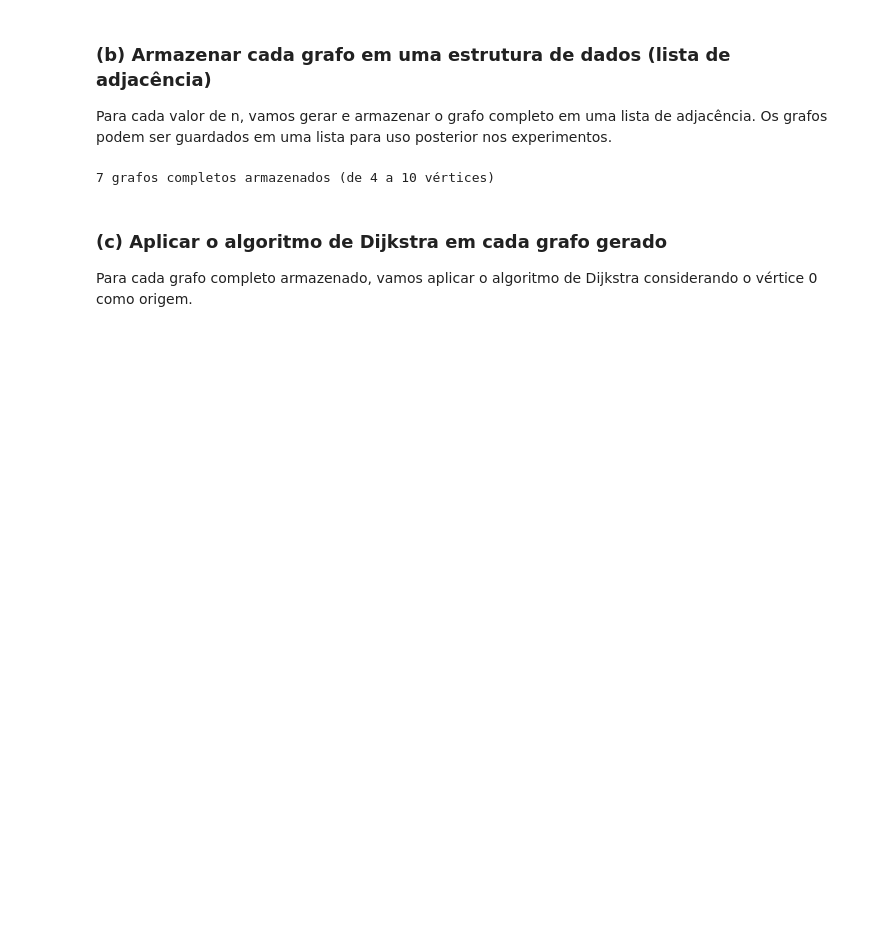
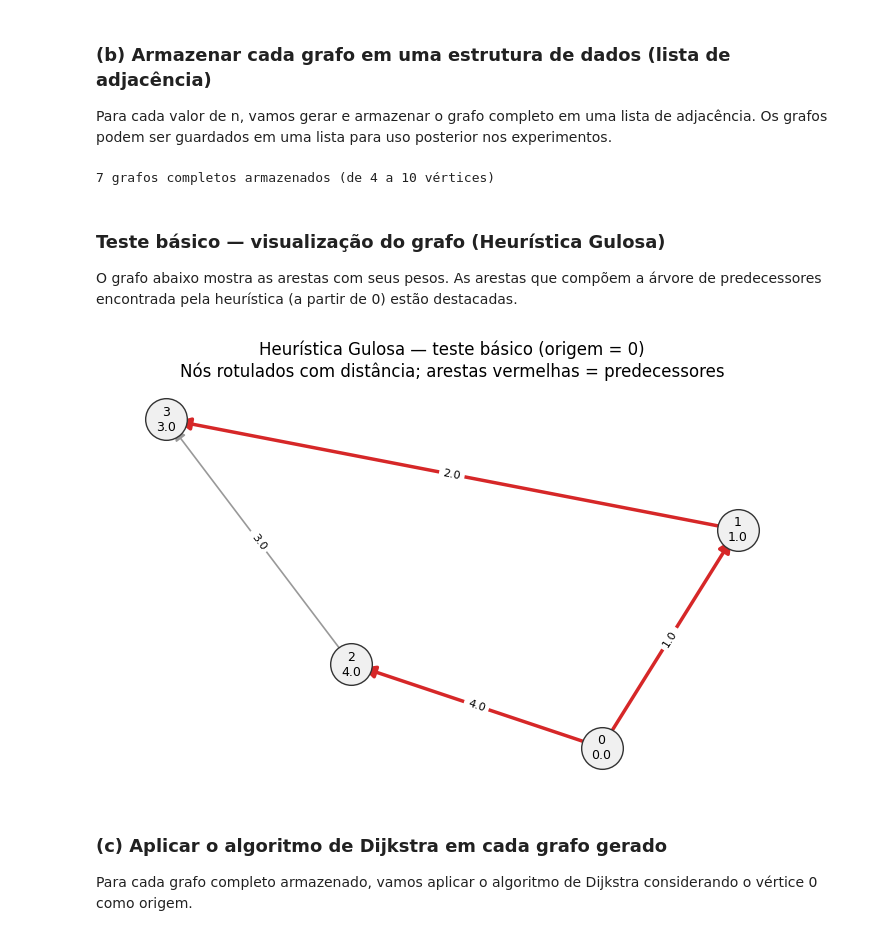
Before and after one commit to LeonardoVieiraGuimaraes/DoutoradoCefet, a Jupyter notebook: TeoriaGrafos/praticas/pratica01/implementacao/pratica01_experimentos.ipynb, the cells around one changed output. Saved outputs shown, nothing was run; the diff lists cells and outputs as text; code cells hidden in the pictures; blank space fills up the shorter version.

```diff
--- a/TeoriaGrafos/praticas/pratica01/implementacao/pratica01_experimentos.ipynb
+++ b/TeoriaGrafos/praticas/pratica01/implementacao/pratica01_experimentos.ipynb
@@ -300,6 +340,52 @@ for n in range(N_min, N_max + 1):
 print(f"{len(grafos_completos)} grafos completos armazenados (de {N_min} a {N_max} vértices)")
 # %% [output]
 7 grafos completos armazenados (de 4 a 10 vértices)
+# %% [markdown]
+### Teste básico — visualização do grafo (Heurística Gulosa)
+
+O grafo abaixo mostra as arestas com seus pesos. As arestas que compõem a árvore de predecessores encontrada pela heurística (a partir de 0) estão destacadas.
+# %%
+import matplotlib.pyplot as plt
+import networkx as nx
+
+# Constrói o grafo direcionado a partir do teste básico da gulosa
+G = nx.DiGraph()
+for u, viz in grafo_teste_g.items():
+    for v, w in viz:
+        G.add_edge(u, v, weight=w)
+
+# Conjunto de arestas da árvore de predecessores encontrada pela heurística
+parent_edges = set()
+for v, p in res_g.parent.items():
+    if p is not None:
+        parent_edges.add((p, v))
+
+# Layout e desenho
+fig, ax = plt.subplots(figsize=(7, 4.5), constrained_layout=True)
+pos = nx.spring_layout(G, seed=42)
+
+# Desenha nós
+nx.draw_networkx_nodes(G, pos, node_color="#f0f0f0", edgecolors="#333", node_size=900, ax=ax)
+
+# Rótulos de nós com distâncias da heurística
+node_labels = {v: f"{v}\n{('∞' if res_g.dist[v] == inf else round(res_g.dist[v], 1))}" for v in G.nodes()}
+nx.draw_networkx_labels(G, pos, labels=node_labels, font_size=9, ax=ax)
+
+# Cores para arestas: destaque as da árvore (vermelho), demais em cinza
+edge_colors = ["tab:red" if (u, v) in parent_edges else "#999" for u, v in G.edges()]
+edge_widths = [2.5 if (u, v) in parent_edges else 1.2 for u, v in G.edges()]
+
+nx.draw_networkx_edges(G, pos, edge_color=edge_colors, width=edge_widths, arrows=True, arrowsize=18, ax=ax)
+
+# Rótulos de arestas com pesos
+edge_labels = {(u, v): G[u][v]["weight"] for u, v in G.edges()}
+nx.draw_networkx_edge_labels(G, pos, edge_labels=edge_labels, font_size=8, ax=ax)
+
+ax.set_title("Heurística Gulosa — teste básico (origem = 0)\nNós rotulados com distância; arestas vermelhas = predecessores")
+ax.set_axis_off()
+plt.show()
+# %% [output]
+[figure, added]
 # %% [markdown]
 ### (c) Aplicar o algoritmo de Dijkstra em cada grafo gerado
 
```
Also changed, not shown: parts of 12 cells of this notebook, 7 other files.
